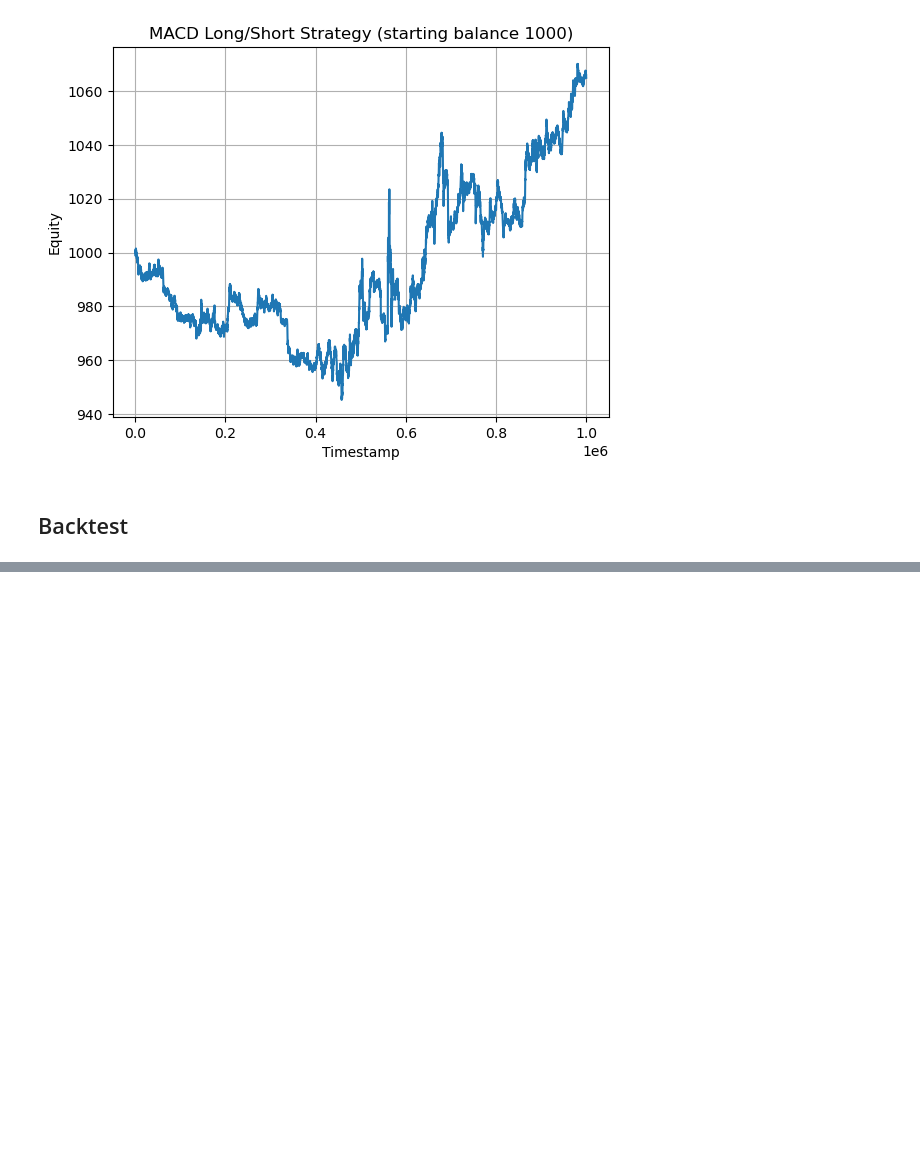
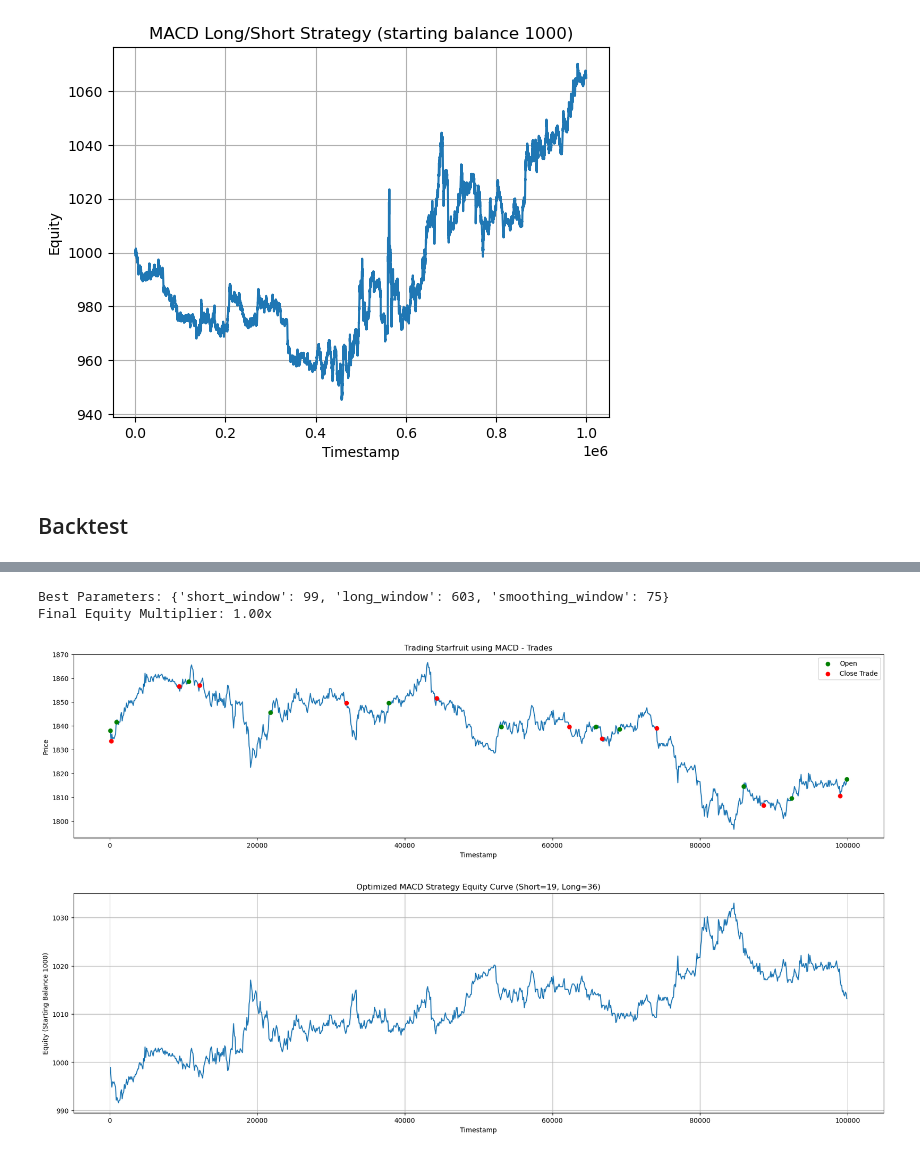
Before and after one commit to tommasomarrucci/IMC----Prosperity, a Jupyter notebook: EMA_strategy.ipynb, the cells around one changed output, grey strips where cells are left out. Saved outputs shown, nothing was run; the diff lists cells and outputs as text; code cells hidden in the pictures; blank space fills up the shorter version.

```diff
--- a/EMA_strategy.ipynb
+++ b/EMA_strategy.ipynb
@@ -301,0 +183,45 @@ ModuleNotFoundError: No module named 'optuna'
+# %%
+import optuna
+
+def objective(trial):
+    short_window = trial.suggest_int('short_window', 5, 100)
+    long_window = trial.suggest_int('long_window', short_window + 10, 1000)
+    smoothing_window = trial.suggest_int('smoothing_window', 50, 150)
+
+    macd, signal, ema_short, ema_long = calculate_MACD(
+        new_prices, "mid_price", short_window, long_window, smoothing_window, 50
+    )
+    temp_data = new_prices.copy()
+    temp_data = generate_MACD_signals(temp_data, ema_short, ema_long)
+
+    final_equity = temp_data["cum_strategy_ret"].iloc[-1]
+    return final_equity
+
+study = optuna.create_study(direction="maximize", sampler=optuna.samplers.TPESampler())
+study.optimize(objective, n_trials=1000)
+
+# Get best parameters
+best_params = study.best_params
+print("Best Parameters:", best_params)
+print(f"Final Equity Multiplier: {study.best_value:.2f}x")
+
+# Final backtest
+macd, signal, ema_short, ema_long = calculate_MACD(
+    new_prices, "mid_price", best_short_window, best_long_window, 100, 50
+)
+final_strategy = new_prices.copy()
+final_strategy = generate_MACD_signals(final_strategy, ema_short, ema_long)
+
+# Plot
+plot_trades(final_strategy, 0)
+
+equity_curve = 1000 * final_strategy["cum_strategy_ret"]
+
+plt.figure(figsize=(22, 6))
+plt.plot(final_strategy["timestamp"], equity_curve)
+plt.title(f"Optimized MACD Strategy Equity Curve (Short={best_short_window}, Long={best_long_window})")
+plt.xlabel("Timestamp")
+plt.ylabel("Equity (Starting Balance 1000)")
+plt.grid(True)
+plt.show()
+# %% [output]
@@ -301,0 +245,4 @@ ModuleNotFoundError: No module named 'optuna'
+Best Parameters: {'short_window': 99, 'long_window': 603, 'smoothing_window': 75}
+Final Equity Multiplier: 1.00x
+[figure, added]
+[figure, added]
```
Also changed, not shown: parts of 4 cells of this notebook, 2 other files.
